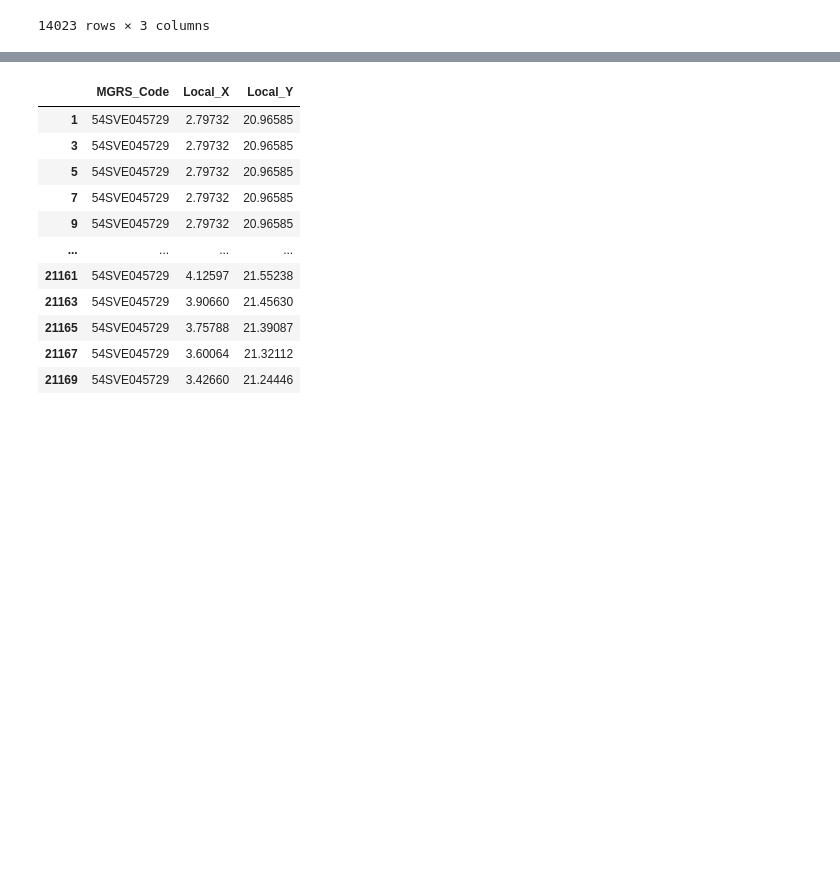
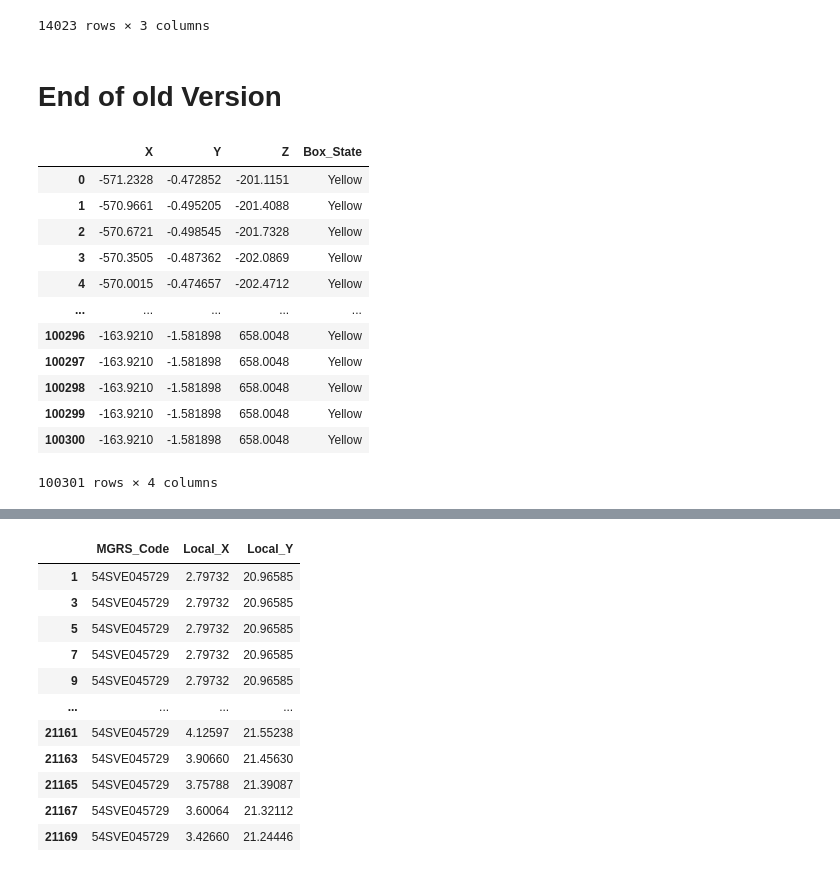
Before and after one commit to amkkashani/Heat-map, a Jupyter notebook: heatmapToOSM.ipynb, the cells around one changed output, grey strips where cells are left out. Saved outputs shown, nothing was run; the diff lists cells and outputs as text; code cells hidden in the pictures; blank space fills up the shorter version.

```diff
--- a/heatmapToOSM.ipynb
+++ b/heatmapToOSM.ipynb
@@ -112,3 +148,22 @@ df
 | 21167 | 4503.60064 | 72921.32112 | 19.113413 |
 | 21169 | 4503.42660 | 72921.24446 | 19.113413 |
 14023 rows × 3 columns
+# %% [markdown]
+# End of old Version
+# %%
+df = df[['X','Y','Z','Box_State']]
+df
+# %% [output]
+|  | X | Y | Z | Box_State |
+| 0 | -571.2328 | -0.472852 | -201.1151 | Yellow |
+| 1 | -570.9661 | -0.495205 | -201.4088 | Yellow |
+| 2 | -570.6721 | -0.498545 | -201.7328 | Yellow |
+| 3 | -570.3505 | -0.487362 | -202.0869 | Yellow |
+| 4 | -570.0015 | -0.474657 | -202.4712 | Yellow |
+| ... | ... | ... | ... | ... |
+| 100296 | -163.9210 | -1.581898 | 658.0048 | Yellow |
+| 100297 | -163.9210 | -1.581898 | 658.0048 | Yellow |
+| 100298 | -163.9210 | -1.581898 | 658.0048 | Yellow |
+| 100299 | -163.9210 | -1.581898 | 658.0048 | Yellow |
+| 100300 | -163.9210 | -1.581898 | 658.0048 | Yellow |
+100301 rows × 4 columns
```
Also changed, not shown: parts of 19 cells of this notebook.
